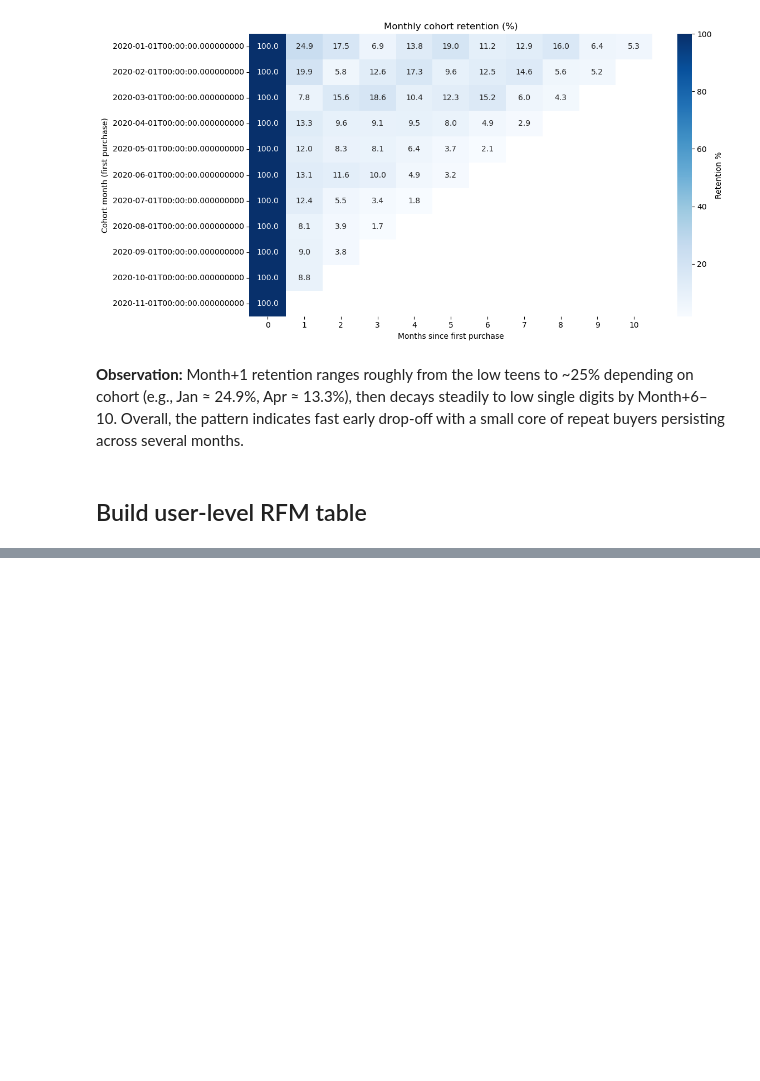
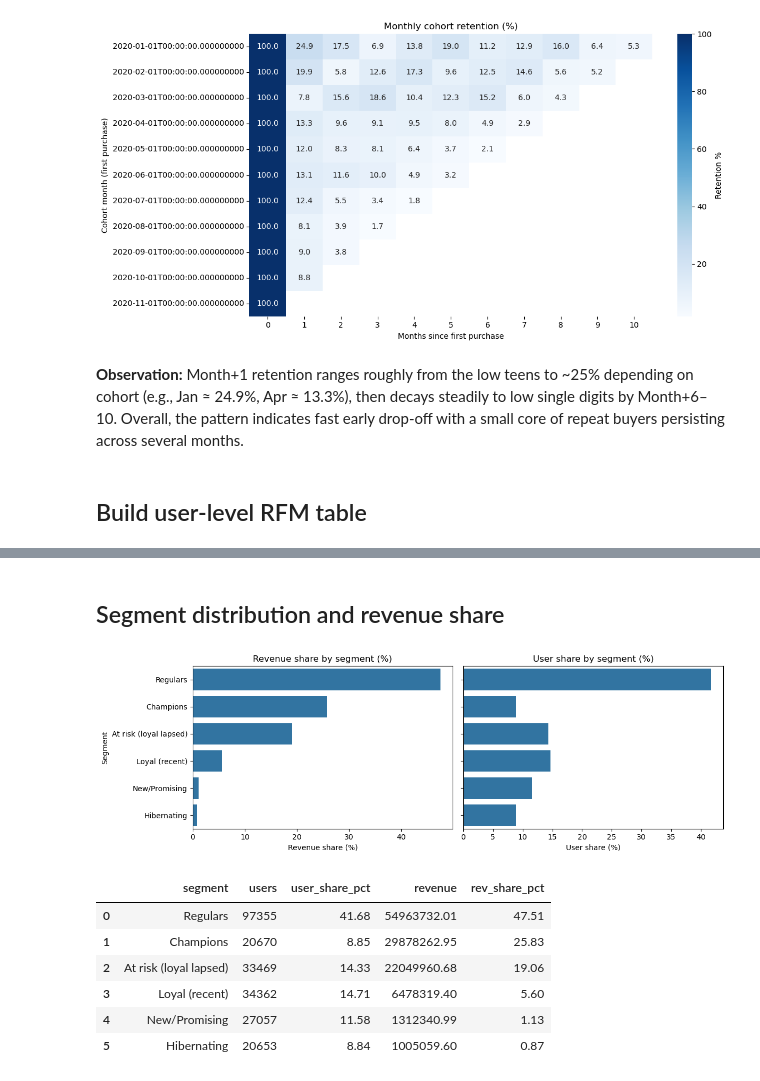
Before and after one commit to ayan978/Customer-Retention-Analysis-and-RFM-Segmentation-in-E-commerce, a Jupyter notebook: notebooks/customer_retention_rfm_segmentation.ipynb, the cells around one changed output, grey strips where cells are left out. Drawn from its saved outputs; the diff is of its cells as text; code cells hidden in the pictures; blank space fills up the shorter version.

```diff
--- a/notebooks/customer_retention_rfm_segmentation.ipynb
+++ b/notebooks/customer_retention_rfm_segmentation.ipynb
@@ -632,0 +697,36 @@ users.head()
+# %% [markdown]
+## Segment distribution and revenue share
+# %%
+seg_plot = (
+    users.groupby("segment")
+         .agg(users=("user_id","count"), revenue=("monetary","sum"))
+         .assign(user_share_pct=lambda d: d["users"]/d["users"].sum()*100,
+                 rev_share_pct =lambda d: d["revenue"]/d["revenue"].sum()*100)
+         .sort_values("rev_share_pct", ascending=False)
+         .reset_index()
+)
+
+# Plot users share and revenue share
+fig, axes = plt.subplots(1, 2, figsize=(12,4), sharey=True)
+
+sns.barplot(data=seg_plot, x="rev_share_pct", y="segment", ax=axes[0])
+axes[0].set_title("Revenue share by segment (%)")
+axes[0].set_xlabel("Revenue share (%)"); axes[0].set_ylabel("Segment")
+
+sns.barplot(data=seg_plot, x="user_share_pct", y="segment", ax=axes[1])
+axes[1].set_title("User share by segment (%)")
+axes[1].set_xlabel("User share (%)"); axes[1].set_ylabel("")
+
+plt.tight_layout()
+plt.show()
+
+seg_plot[["segment","users","user_share_pct","revenue","rev_share_pct"]].round(2)
+# %% [output]
+[figure, added]
+|  | segment | users | user_share_pct | revenue | rev_share_pct |
+| 0 | Regulars | 97355 | 41.68 | 54963732.01 | 47.51 |
+| 1 | Champions | 20670 | 8.85 | 29878262.95 | 25.83 |
+| 2 | At risk (loyal lapsed) | 33469 | 14.33 | 22049960.68 | 19.06 |
+| 3 | Loyal (recent) | 34362 | 14.71 | 6478319.40 | 5.60 |
+| 4 | New/Promising | 27057 | 11.58 | 1312340.99 | 1.13 |
+| 5 | Hibernating | 20653 | 8.84 | 1005059.60 | 0.87 |
```
Also changed, not shown: parts of 13 cells of this notebook.
